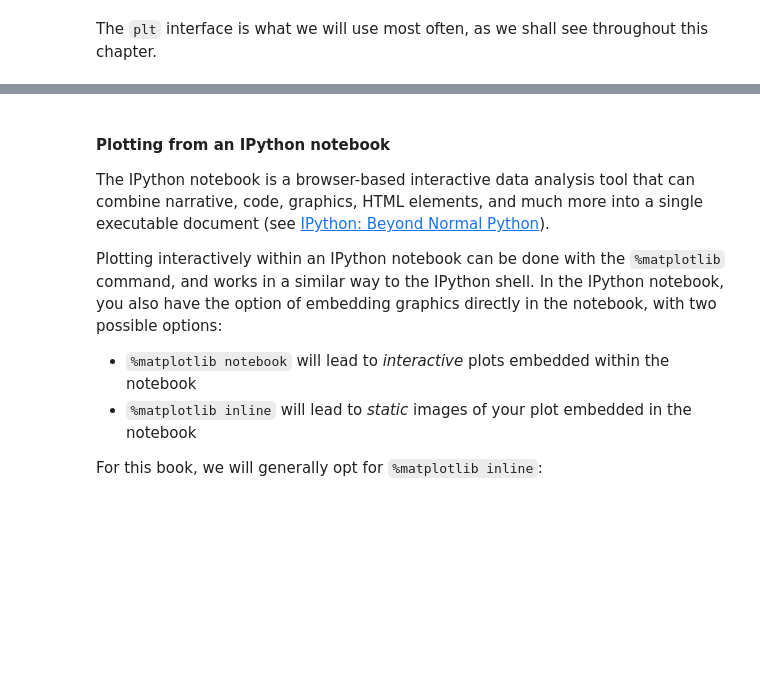
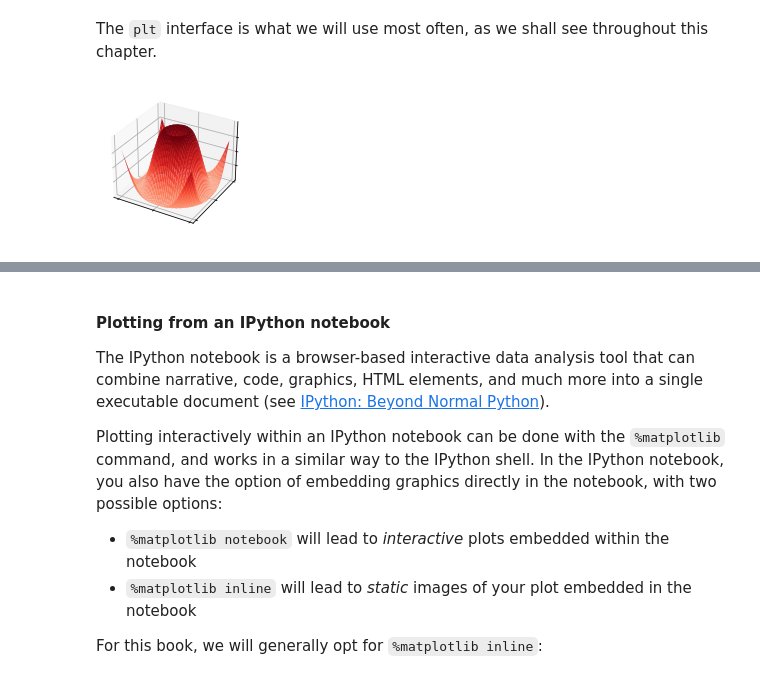
Before and after one commit to mjcaguiat/stem3790-25su-max, a Jupyter notebook: code/2-data-visualization.ipynb, the cells around one changed output, grey strips where cells are left out. Saved outputs shown, nothing was run; the diff lists cells and outputs as text; code cells hidden in the pictures; blank space fills up the shorter version.

```diff
--- a/code/2-data-visualization.ipynb
+++ b/code/2-data-visualization.ipynb
@@ -42,24 +57,26 @@ The ``plt`` interface is what we will use most often, as we shall see throughout
 # %%
 # a first example
 # https://matplotlib.org/stable/plot_types/3D/surface3d_simple.html#sphx-glr-plot-types-3d-surface3d-simple-py
 
 from matplotlib import cm
 
 plt.style.use('_mpl-gallery')
 
 # Make data
 X = np.arange(-5, 5, 0.25)
 Y = np.arange(-5, 5, 0.25)
 X, Y = np.meshgrid(X, Y)
 R = np.sqrt(X**2 + Y**2)
 Z = np.sin(R)
 
 # Plot the surface
 fig, ax = plt.subplots(subplot_kw={"projection": "3d"})
-ax.plot_surface(X, Y, Z, vmin=Z.min() * 2, cmap=cm.Blues)
+ax.plot_surface(X, Y, Z, vmin=Z.min() * 2, cmap=cm.Reds)
 
 ax.set(xticklabels=[],
        yticklabels=[],
        zticklabels=[])
 
 plt.show()
+# %% [output]
+[figure, added]
```
Also changed, not shown: parts of 19 cells of this notebook.
